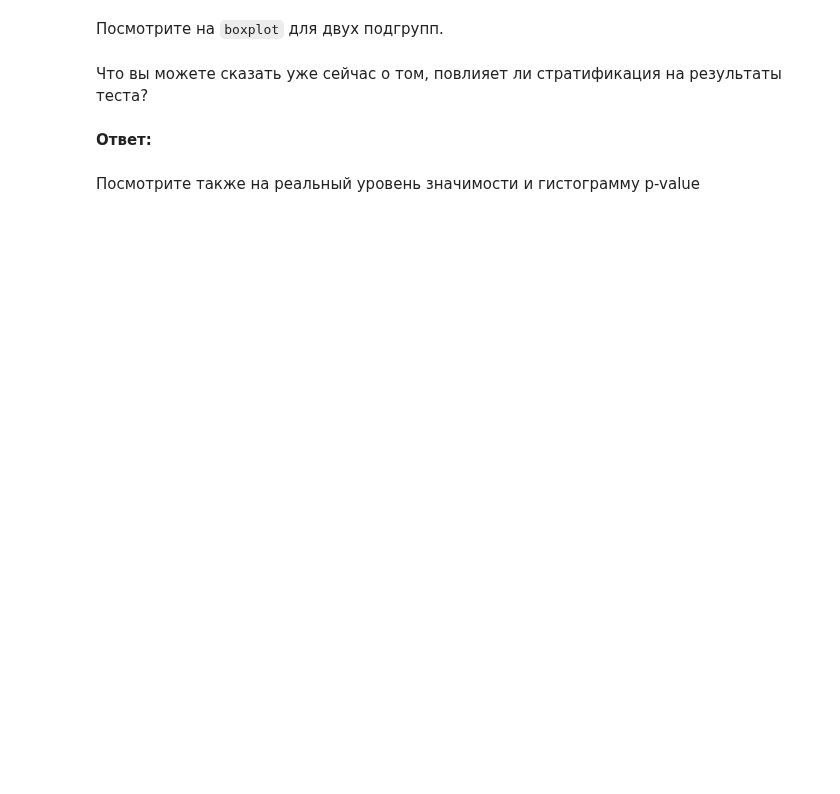
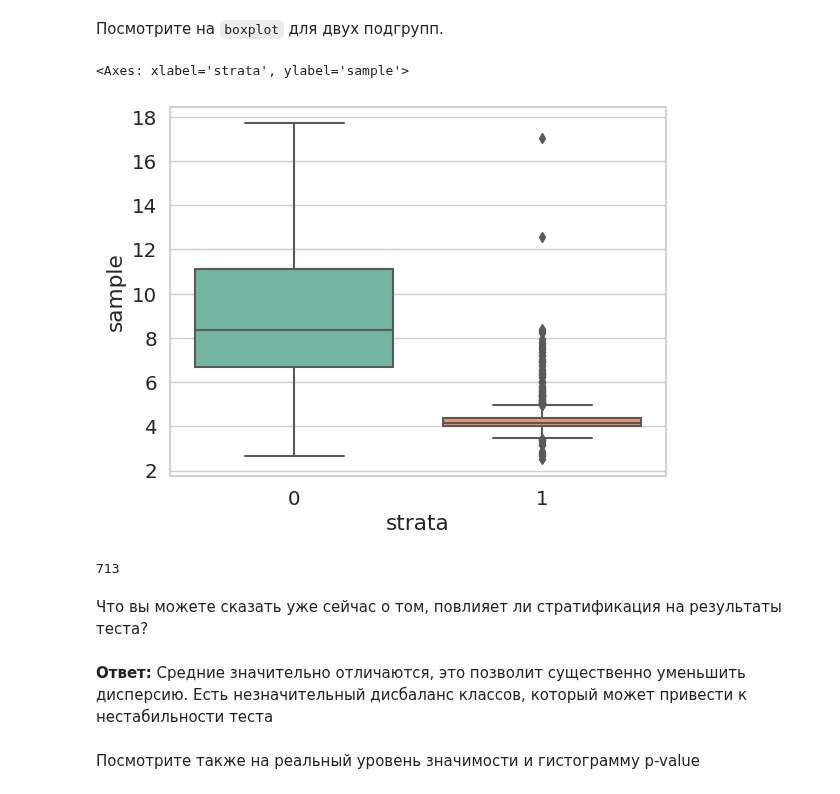
Before and after one commit to NMashalov/2023_OpenMipt_course, a Jupyter notebook: lesson11/dz11.ipynb, the cells around one changed output. Saved outputs shown, nothing was run; the diff lists cells and outputs as text; code cells hidden in the pictures; blank space fills up the shorter version.

```diff
--- a/lesson11/dz11.ipynb
+++ b/lesson11/dz11.ipynb
@@ -1159,7 +1159,7 @@ def stratified_ttest(x_data, y_data, strata_weights, method='random', alpha=0.05
 Сначала создадим отдельный датасет для более удобной проверки. У него будет две колонки: `sample`, `strata`, которые соответствуют данным и разделением на страты у исходного датасета.
 # %%
 data = pd.DataFrame()
-data['strata'] = <...>
-data['sample'] = <...>
+data['strata'] = df['POP']
+data['sample'] = df['Dnu']
 data = data[['strata', 'sample']]
 data
@@ -1166,12 +1180,17 @@ data
 # %% [markdown]
 Посмотрите на `boxplot` для двух подгрупп.
 # %%
-sns.boxplot(data, x=<...>, y=<...>)
+sns.boxplot(data, x='strata', y='sample')
+# %% [output]
+<Axes: xlabel='strata', ylabel='sample'>
+[figure, added]
 # %%
 data['strata'].sum()
+# %% [output]
+713
 # %% [markdown]
 Что вы можете сказать уже сейчас о том, повлияет ли стратификация на результаты теста?
-# %% [markdown]
-**Ответ:**
+# %% [markdown]
+**Ответ:** Средние значительно отличаются, это позволит существенно уменьшить дисперсию. Есть незначительный дисбаланс классов, который может привести к нестабильности теста
 # %%
 p_vals = []
```
Also changed, not shown: parts of 8 cells of this notebook.
